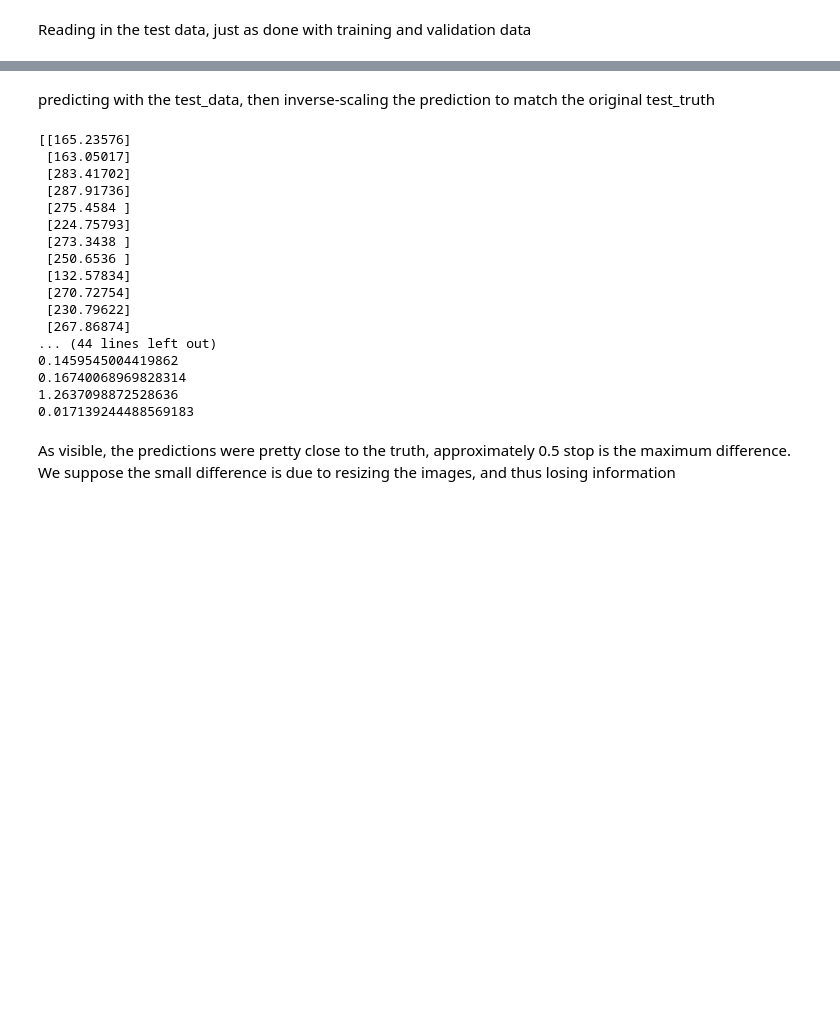
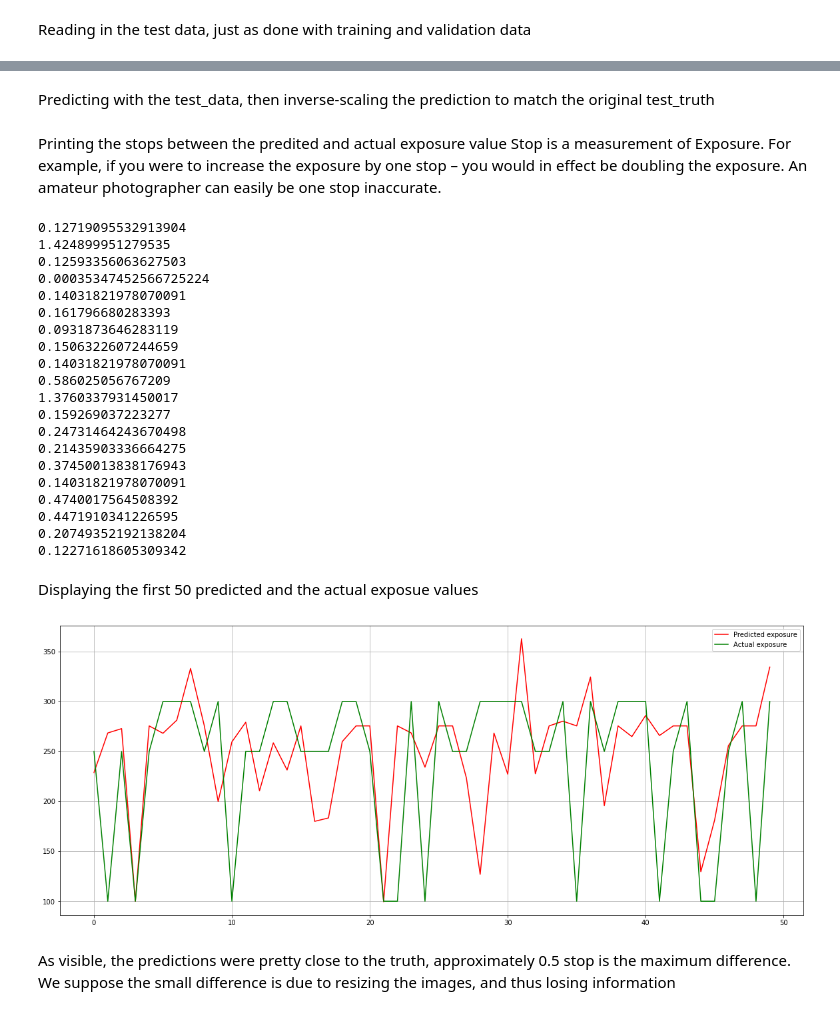
Before and after one commit to GrgMszrs/DeepLearning_NHF, a Jupyter notebook: DeepHF/ExposureScript.ipynb, the cells around one changed output, grey strips where cells are left out. Cells and saved outputs as stored; diff of their text form; code cells hidden in the pictures; blank space fills up the shorter version.

```diff
--- a/DeepHF/ExposureScript.ipynb
+++ b/DeepHF/ExposureScript.ipynb
@@ -283,34 +287,48 @@ Test data load time taken: 128.6545798778534
 # %% [markdown]
-predicting with the test_data, then inverse-scaling the prediction to match the original test_truth
+Predicting with the test_data, then inverse-scaling the prediction to match the original test_truth
 # %%
 preds = Model.predict(test_data)
+# %% [markdown]
+Printing the stops between the predited and actual exposure value
+Stop is a measurement of Exposure.
+For example, if you were to increase the exposure by one stop – you would in effect be doubling the exposure.
+An amateur photographer can easily be one stop inaccurate.
 # %%
 preds = scaler.inverse_transform(preds)
-print(preds[:20])
-print(test_truth[:20].reshape(-1, 1))
-
-import math
-
 for i in range(len(preds[:20])):
     print(abs(math.log(preds[i], 2.0) - math.log(test_truth[i], 2.0)))
 # %% [output]
-[[165.23576]
- [163.05017]
- [283.41702]
- [287.91736]
- [275.4584 ]
- [224.75793]
- [273.3438 ]
- [250.6536 ]
- [132.57834]
- [270.72754]
- [230.79622]
- [267.86874]
-... (44 lines left out)
-0.1459545004419862
-0.16740068969828314
-1.2637098872528636
-0.017139244488569183
+0.12719095532913904
+1.424899951279535
+0.12593356063627503
+0.00035347452566725224
+0.14031821978070091
+0.161796680283393
+0.0931873646283119
+0.1506322607244659
+0.14031821978070091
+0.586025056767209
+1.3760337931450017
+0.159269037223277
+0.24731464243670498
+0.21435903336664275
+0.37450013838176943
+0.14031821978070091
+0.4740017564508392
+0.4471910341226595
+0.20749352192138204
+0.12271618605309342
+# %% [markdown]
+Displaying the first 50 predicted and the actual exposue values
+# %%
+plt.figure(figsize=(20, 8))
+plt.plot(preds[:50], color ='r', label='Predicted exposure')
+plt.plot(test_truth[:50], color ='g', label='Actual exposure')
+plt.legend(loc='upper right')
+plt.grid(True)
+plt.show()
+# %% [output]
+[figure, added]
 # %% [markdown]
 As visible, the predictions were pretty close to the truth, approximately 0.5 stop is the maximum difference.
 We suppose the small difference is due to resizing the images, and thus losing information
```
Also changed, not shown: parts of 10 cells of this notebook, 7 other files.
